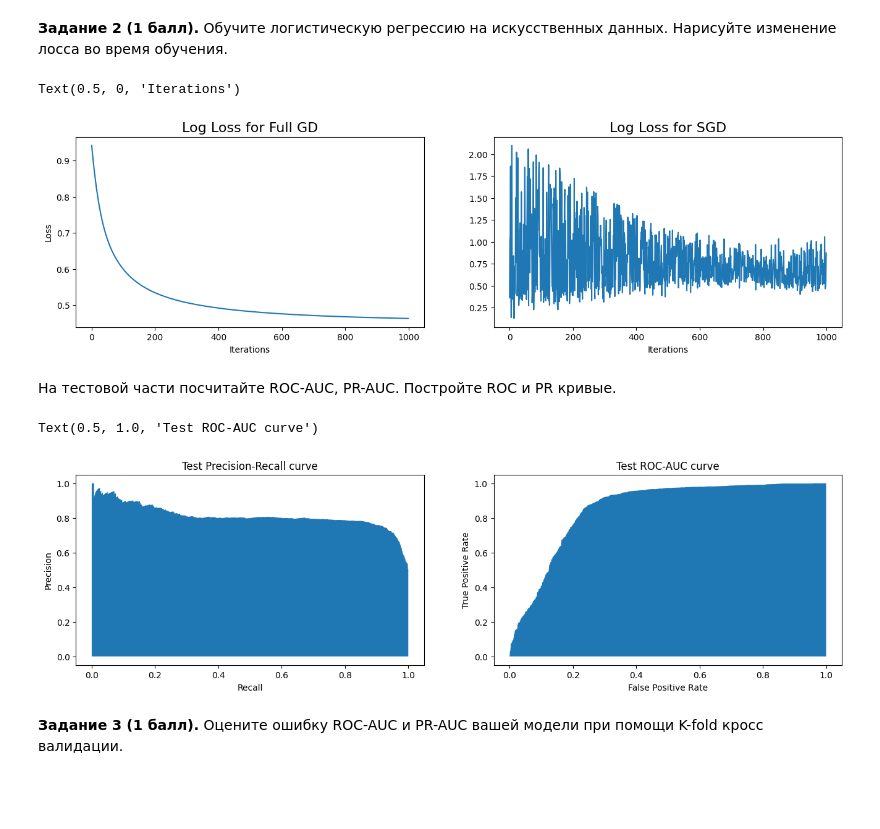
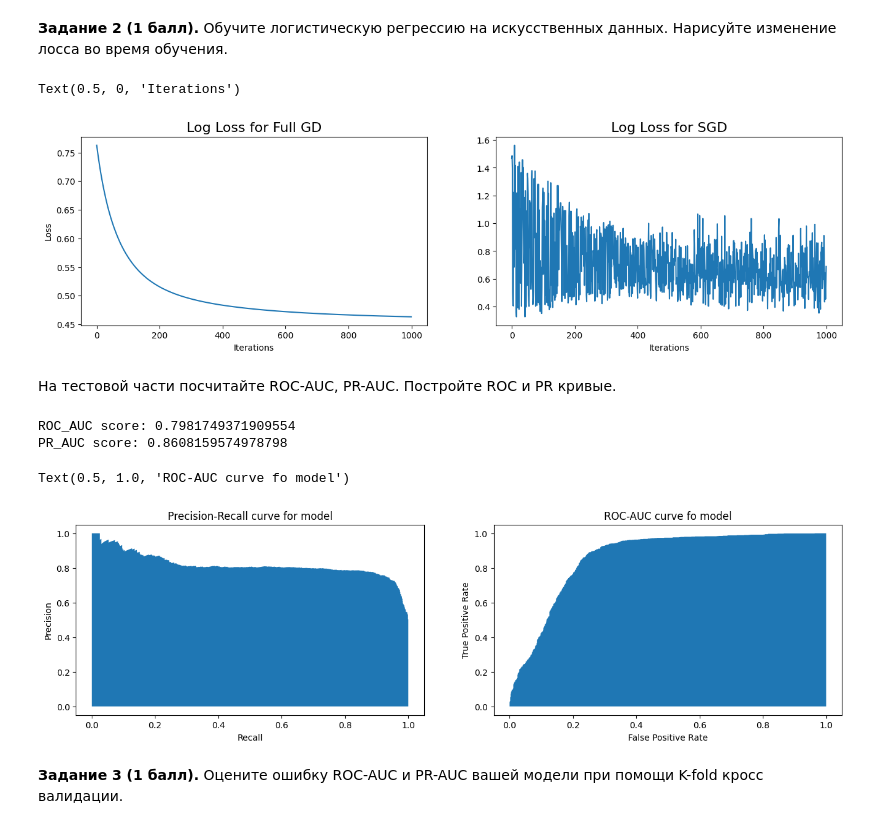
Before and after one commit to fitlemon/math_for_ds, a Jupyter notebook: Module6/14_hw_additional.ipynb, the cells around one changed output. Saved outputs shown, nothing was run; the diff lists cells and outputs as text; code cells hidden in the pictures; blank space fills up the shorter version.

```diff
--- a/Module6/14_hw_additional.ipynb
+++ b/Module6/14_hw_additional.ipynb
@@ -211,7 +211,7 @@ X, y = make_classification(
 scaler = Normalizer()
 
 X_train, X_test, y_train, y_test = train_test_split(
-    X, y, test_size=0.3, random_state=999
+    X, y, test_size=0.2, random_state=999
 )
 # %% [markdown]
 **Задание 2 (1 балл).** Обучите логистическую регрессию на искусственных данных. Нарисуйте изменение лосса во время обучения.
@@ -233,30 +233,43 @@ axes[1].set_title("Log Loss for SGD", fontsize=16)
 axes[1].set_xlabel("Iterations")
 # %% [output]
 Text(0.5, 0, 'Iterations')
-[figure, old version]
+[figure, new version]
 # %% [markdown]
 На тестовой части посчитайте ROC-AUC, PR-AUC. Постройте ROC и PR кривые.
 # %%
 # your code
 # precision_recall_curve, roc_auc_score, roc_curve, auc
 y_pred = model_full.predict(X_test)
 y_proba = model_full.predict_proba(X_test)
 
+# Get the metrics
+score_roc = roc_auc_score(y_test, y_pred)
+fpr, tpr, thresholds = roc_curve(y_test, y_proba)
+precision, recall, thresholds = precision_recall_curve(y_test, y_proba)
+score_pr = auc(fpr, tpr)
+
+
+print(f"ROC_AUC score: {score_roc}")
+print(f"PR_AUC score: {score_pr}")
+
+
 fig, axes = plt.subplots(nrows=1, ncols=2, figsize=(16, 4))
 # Drawing Test Precision-Recall curve
-precision, recall, thresholds = precision_recall_curve(y_test, y_proba)
+
 axes[0].fill_between(recall, precision)
 axes[0].set_ylabel("Precision")
 axes[0].set_xlabel("Recall")
-axes[0].set_title("Test Precision-Recall curve")
+axes[0].set_title("Precision-Recall curve for model")
 # Drawing ROC curve
-fpr, tpr, thresholds = roc_curve(y_test, y_proba)
+
 axes[1].fill_between(fpr, tpr)
 axes[1].set_ylabel("True Positive Rate")
 axes[1].set_xlabel("False Positive Rate")
-axes[1].set_title("Test ROC-AUC curve")
+axes[1].set_title("ROC-AUC curve fo model")
 # %% [output]
-Text(0.5, 1.0, 'Test ROC-AUC curve')
+ROC_AUC score: 0.7981749371909554
+PR_AUC score: 0.8608159574978798
+Text(0.5, 1.0, 'ROC-AUC curve fo model')
-[figure, old version]
+[figure, new version]
 # %% [markdown]
 **Задание 3 (1 балл).** Оцените ошибку ROC-AUC и PR-AUC вашей модели при помощи K-fold кросс валидации.
```
Also changed, not shown: parts of 3 cells of this notebook, 14 other files.
